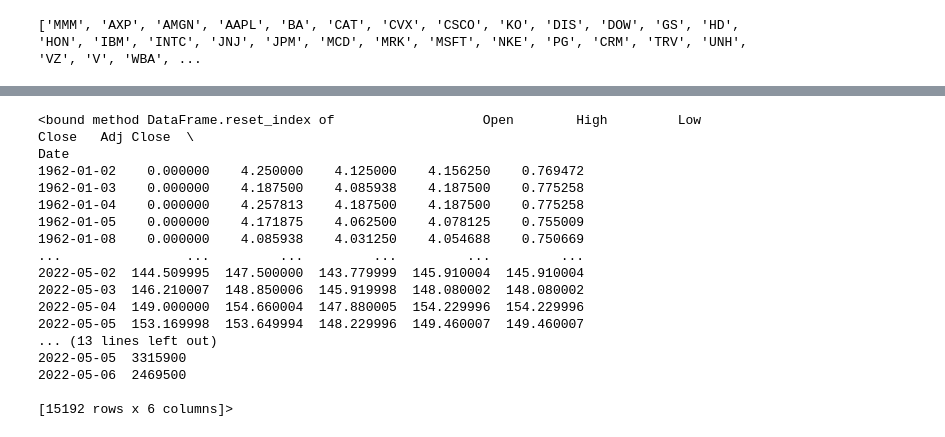
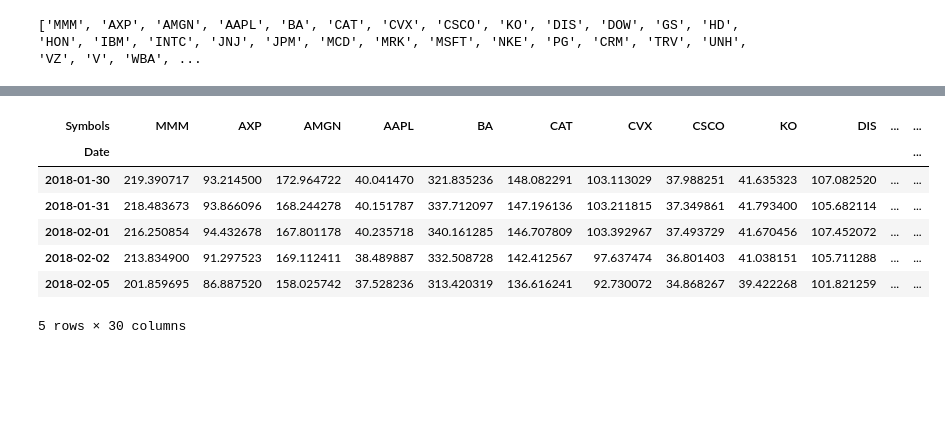
Before and after one commit to factorwonk/quantcryptobasic, a Jupyter notebook: 04_crypto_momentum_strat.ipynb, the cells around one changed output, grey strips where cells are left out. Drawn from its saved outputs; the diff is of its cells as text; code cells hidden in the pictures; blank space fills up the shorter version.

```diff
--- a/04_crypto_momentum_strat.ipynb
+++ b/04_crypto_momentum_strat.ipynb
@@ -45,21 +18,16 @@ Done!
-# %%
-# List containing known dataframes
-djia[0]
-# %% [output]
-<bound method DataFrame.reset_index of                   Open        High         Low       Close   Adj Close  \
-Date
-1962-01-02    0.000000    4.250000    4.125000    4.156250    0.769472
-1962-01-03    0.000000    4.187500    4.085938    4.187500    0.775258
-1962-01-04    0.000000    4.257813    4.187500    4.187500    0.775258
-1962-01-05    0.000000    4.171875    4.062500    4.078125    0.755009
-1962-01-08    0.000000    4.085938    4.031250    4.054688    0.750669
-...                ...         ...         ...         ...         ...
-2022-05-02  144.509995  147.500000  143.779999  145.910004  145.910004
-2022-05-03  146.210007  148.850006  145.919998  148.080002  148.080002
-2022-05-04  149.000000  154.660004  147.880005  154.229996  154.229996
-2022-05-05  153.169998  153.649994  148.229996  149.460007  149.460007
-... (13 lines left out)
-2022-05-05  3315900
-2022-05-06  2469500
-
-[15192 rows x 6 columns]>
+# %%
+# Get prices for DJIA components
+start_date = dt.datetime(2018,1,31)
+end_date = dt.datetime(2020,1,31)
+
+df = reader.get_data_yahoo(tickersDJIA, start_date, end_date)['Adj Close']
+df.head()
+# %% [output]
+| Symbols | MMM | AXP | AMGN | AAPL | BA | CAT | CVX | CSCO | KO | DIS | ... | ... |
+| Date |  |  |  |  |  |  |  |  |  |  |  | ... |
+| 2018-01-30 | 219.390717 | 93.214500 | 172.964722 | 40.041470 | 321.835236 | 148.082291 | 103.113029 | 37.988251 | 41.635323 | 107.082520 | ... | ... |
+| 2018-01-31 | 218.483673 | 93.866096 | 168.244278 | 40.151787 | 337.712097 | 147.196136 | 103.211815 | 37.349861 | 41.793400 | 105.682114 | ... | ... |
+| 2018-02-01 | 216.250854 | 94.432678 | 167.801178 | 40.235718 | 340.161285 | 146.707809 | 103.392967 | 37.493729 | 41.670456 | 107.452072 | ... | ... |
+| 2018-02-02 | 213.834900 | 91.297523 | 169.112411 | 38.489887 | 332.508728 | 142.412567 | 97.637474 | 36.801403 | 41.038151 | 105.711288 | ... | ... |
+| 2018-02-05 | 201.859695 | 86.887520 | 158.025742 | 37.528236 | 313.420319 | 136.616241 | 92.730072 | 34.868267 | 39.422268 | 101.821259 | ... | ... |
+5 rows × 30 columns
```
Also changed, not shown: parts of 20 cells of this notebook, 1 other file.
